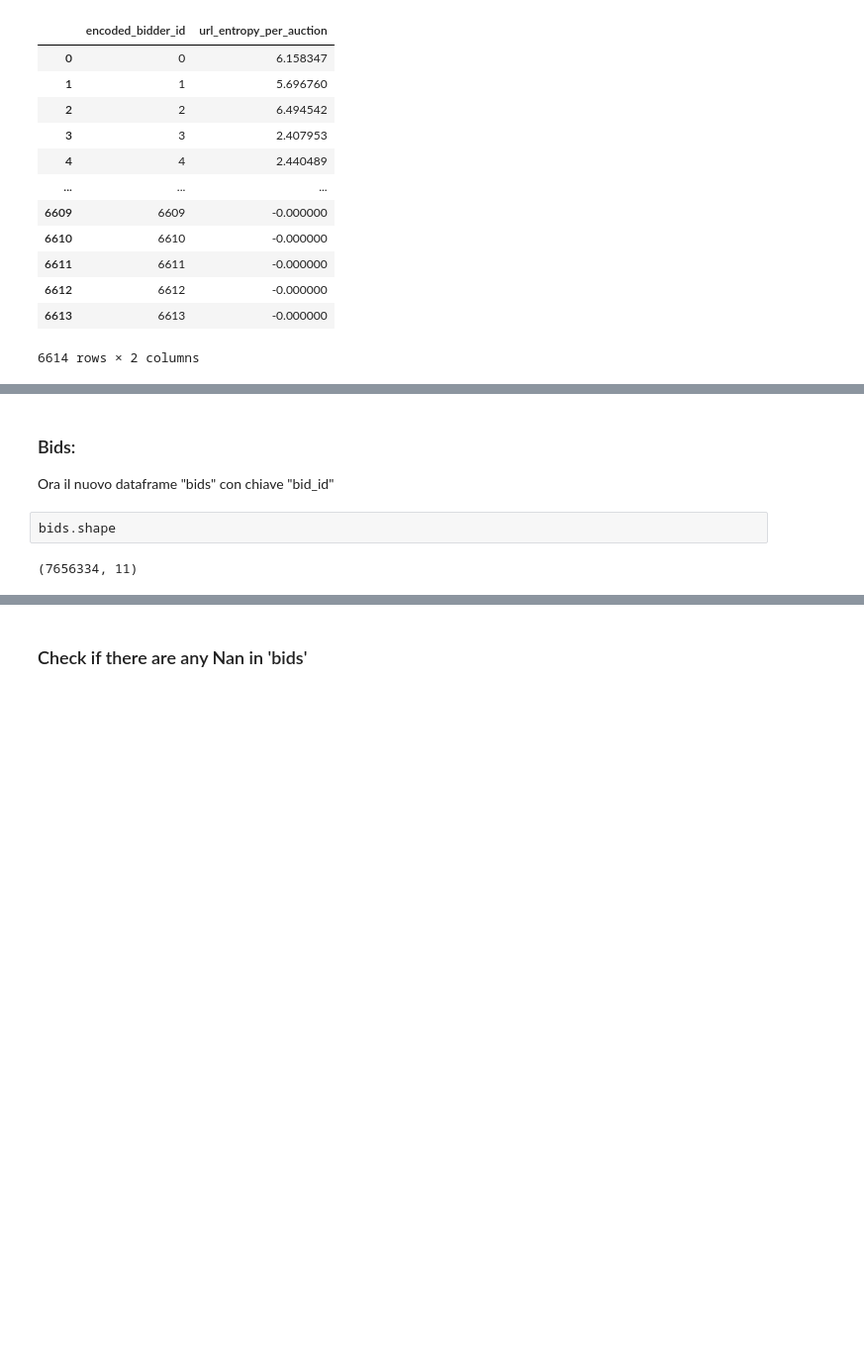
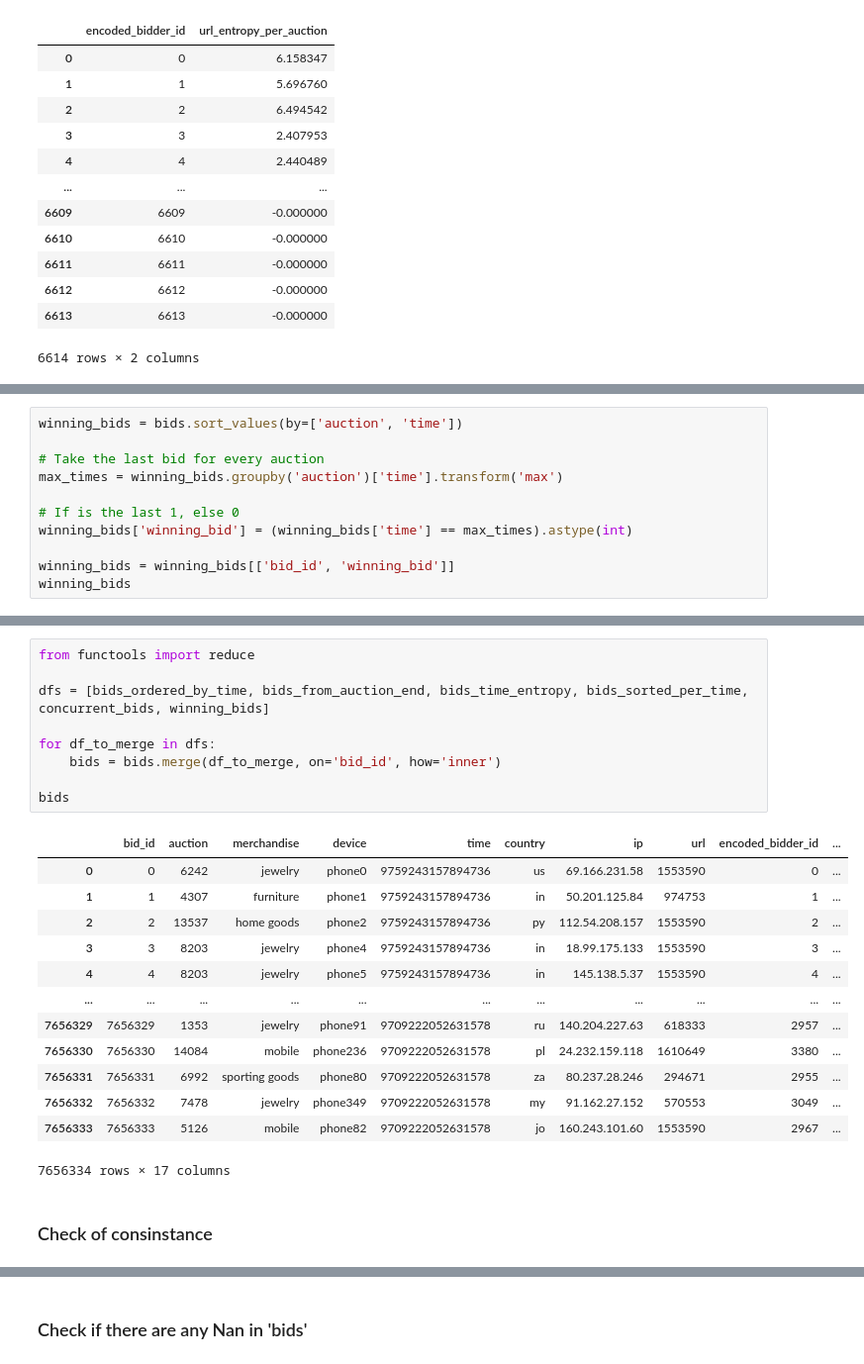
Before and after one commit to trueilorp/Bidder-classification, a Jupyter notebook: SD/FeatureEngineeringPart2.ipynb, the cells around one changed output, grey strips where cells are left out. Shown at 99% size. Saved outputs shown, nothing was run; the diff lists cells and outputs as text; blank space fills up the shorter version.

```diff
--- a/SD/FeatureEngineeringPart2.ipynb
+++ b/SD/FeatureEngineeringPart2.ipynb
@@ -133,0 +332,11 @@ bids_per_auction_url_entropy_train
+# %%
+winning_bids = bids.sort_values(by=['auction', 'time'])
+
+# Take the last bid for every auction
+max_times = winning_bids.groupby('auction')['time'].transform('max')
+
+# If is the last 1, else 0
+winning_bids['winning_bid'] = (winning_bids['time'] == max_times).astype(int)
+
+winning_bids = winning_bids[['bid_id', 'winning_bid']]
+winning_bids
@@ -161,7 +380,25 @@ bids
-# %% [markdown]
-### Bids:
-Ora il nuovo dataframe "bids" con chiave "bid_id"
-# %%
-bids.shape
-# %% [output]
-(7656334, 11)
+# %%
+from functools import reduce
+
+dfs = [bids_ordered_by_time, bids_from_auction_end, bids_time_entropy, bids_sorted_per_time, concurrent_bids, winning_bids]
+
+for df_to_merge in dfs:
+	bids = bids.merge(df_to_merge, on='bid_id', how='inner')
+
+bids
+# %% [output]
+|  | bid_id | auction | merchandise | device | time | country | ip | url | encoded_bidder_id | ... |
+| 0 | 0 | 6242 | jewelry | phone0 | 9759243157894736 | us | 69.166.231.58 | 1553590 | 0 | ... |
+| 1 | 1 | 4307 | furniture | phone1 | 9759243157894736 | in | 50.201.125.84 | 974753 | 1 | ... |
+| 2 | 2 | 13537 | home goods | phone2 | 9759243157894736 | py | 112.54.208.157 | 1553590 | 2 | ... |
+| 3 | 3 | 8203 | jewelry | phone4 | 9759243157894736 | in | 18.99.175.133 | 1553590 | 3 | ... |
+| 4 | 4 | 8203 | jewelry | phone5 | 9759243157894736 | in | 145.138.5.37 | 1553590 | 4 | ... |
+| ... | ... | ... | ... | ... | ... | ... | ... | ... | ... | ... |
+| 7656329 | 7656329 | 1353 | jewelry | phone91 | 9709222052631578 | ru | 140.204.227.63 | 618333 | 2957 | ... |
+| 7656330 | 7656330 | 14084 | mobile | phone236 | 9709222052631578 | pl | 24.232.159.118 | 1610649 | 3380 | ... |
+| 7656331 | 7656331 | 6992 | sporting goods | phone80 | 9709222052631578 | za | 80.237.28.246 | 294671 | 2955 | ... |
+| 7656332 | 7656332 | 7478 | jewelry | phone349 | 9709222052631578 | my | 91.162.27.152 | 570553 | 3049 | ... |
+| 7656333 | 7656333 | 5126 | mobile | phone82 | 9709222052631578 | jo | 160.243.101.60 | 1553590 | 2967 | ... |
+7656334 rows × 17 columns
+# %% [markdown]
+### Check of consinstance
```
Also changed, not shown: parts of 44 cells of this notebook.
